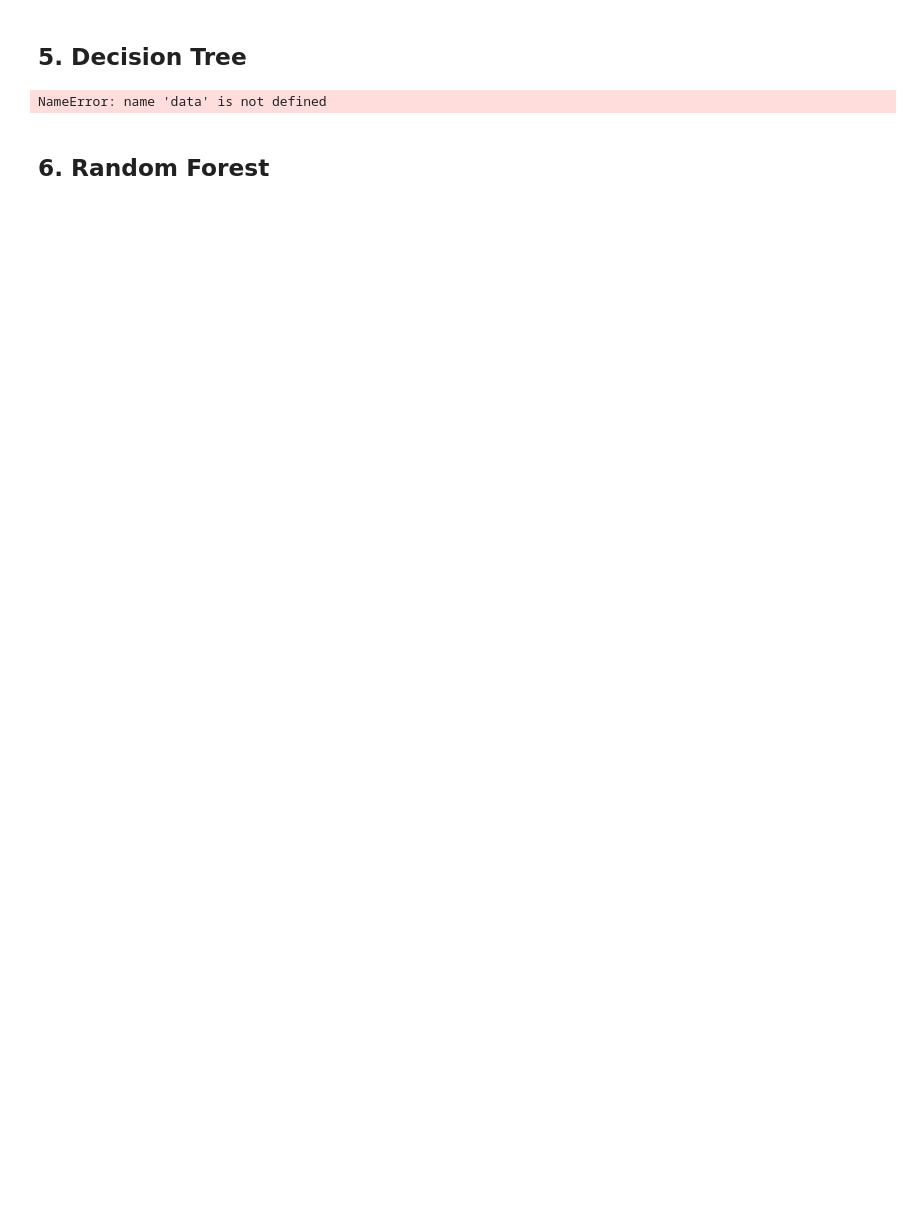
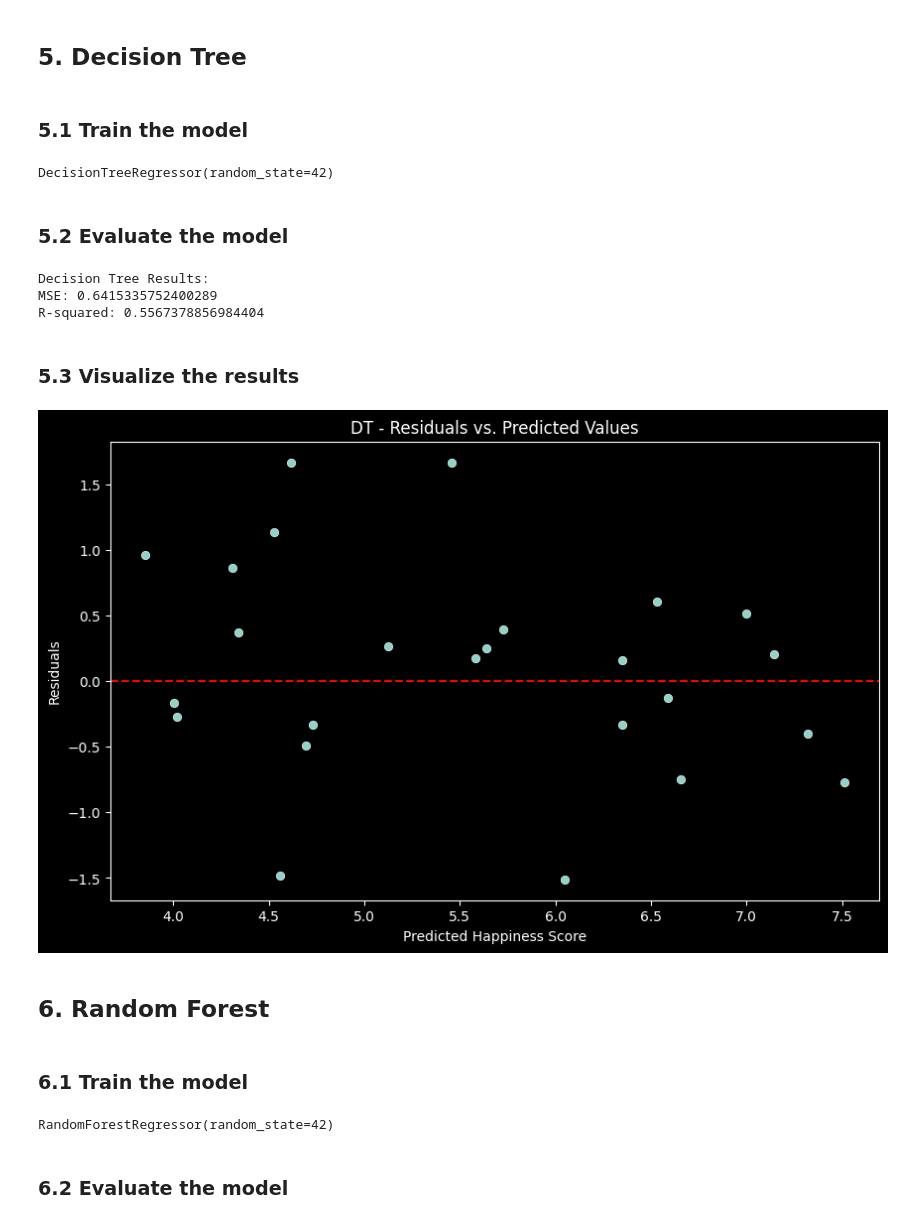
Before and after one commit to Zafewood/ME276DS-SDSE-The-Happiness-Project, a Jupyter notebook: data_analysis.ipynb, the cells around one changed output. Saved outputs shown, nothing was run; the diff lists cells and outputs as text; code cells hidden in the pictures; blank space fills up the shorter version.

```diff
--- a/data_analysis.ipynb
+++ b/data_analysis.ipynb
@@ -290,5 +323,7 @@ print("R-squared:", r2_nn)
 # %% [markdown]
 ## 5. Decision Tree
+# %% [markdown]
+### 5.1 Train the model
 # %%
 from sklearn.tree import DecisionTreeRegressor
 
@@ -299,19 +334,53 @@ X_train, X_test, y_train, y_test = train_test_split(X, y, test_size=0.2, random_
 # Create and train the Decision Tree model
 dt_model = DecisionTreeRegressor(random_state=42)
 dt_model.fit(X_train, y_train)
-
-# Predict on the test set
-y_pred_dt = dt_model.predict(X_test)
-
-# Evaluate performance
-mse_dt = mean_squared_error(y_test, y_pred_dt)
-r2_dt = r2_score(y_test, y_pred_dt)
-
-print("Decision Tree Results:")
-print("MSE:", mse_dt)
-print("R-squared:", r2_dt)
 # %% [output]
-NameError: name 'data' is not defined
+DecisionTreeRegressor(random_state=42)
+# %% [markdown]
+### 5.2 Evaluate the model
+# %%
+# Predict on the test set
+y_pred_dt = dt_model.predict(X_test)
+
+# Evaluate performance
+mse_dt = mean_squared_error(y_test, y_pred_dt)
+r2_dt = r2_score(y_test, y_pred_dt)
+
+print("Decision Tree Results:")
+print("MSE:", mse_dt)
+print("R-squared:", r2_dt)
+# %% [output]
+Decision Tree Results:
+MSE: 0.6415335752400289
+R-squared: 0.5567378856984404
+# %% [markdown]
+### 5.3 Visualize the results
+# %%
+# Calculate residuals
+residuals = y_test - y_pred_dt
+
+# Plot residuals
+plt.figure(figsize=(10, 6))
+sns.scatterplot(x=y_pred_dt, y=residuals)
+plt.axhline(0, color='red', linestyle='--')
+plt.title('DT - Residuals vs. Predicted Values')
+plt.xlabel('Predicted Happiness Score')
+plt.ylabel('Residuals')
+plt.show()
+# %% [output]
+[figure, added]
 # %% [markdown]
 ## 6. Random Forest
+# %% [markdown]
+### 6.1 Train the model
+# %%
+from sklearn.ensemble import RandomForestRegressor
+
+# Create and train the Random Forest model
+rf_model = RandomForestRegressor(n_estimators=100, random_state=42)
+rf_model.fit(X_train, y_train)
+# %% [output]
+RandomForestRegressor(random_state=42)
+# %% [markdown]
+### 6.2 Evaluate the model
 # %%
```
Also changed, not shown: parts of 25 cells of this notebook, 5 other files.
